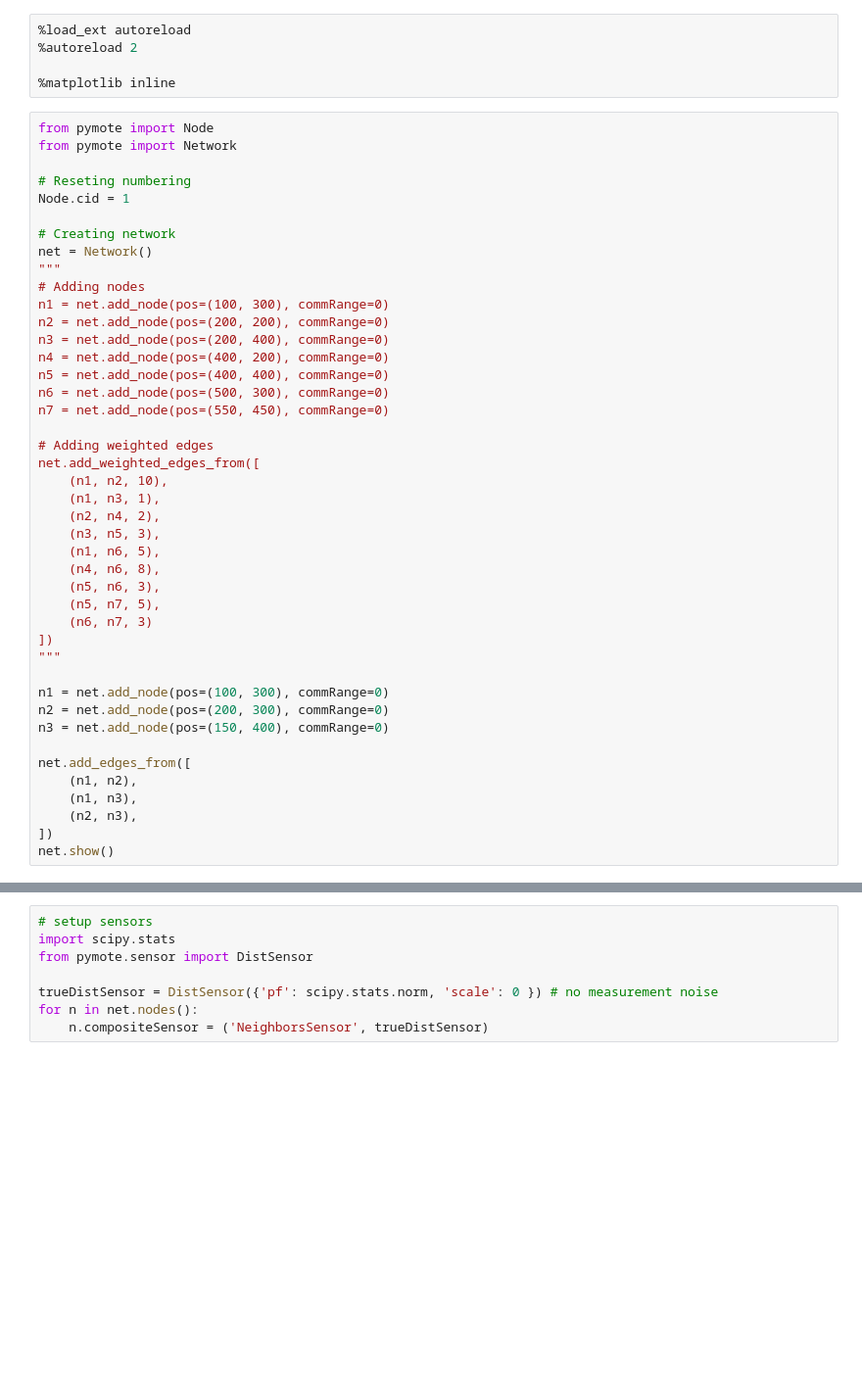
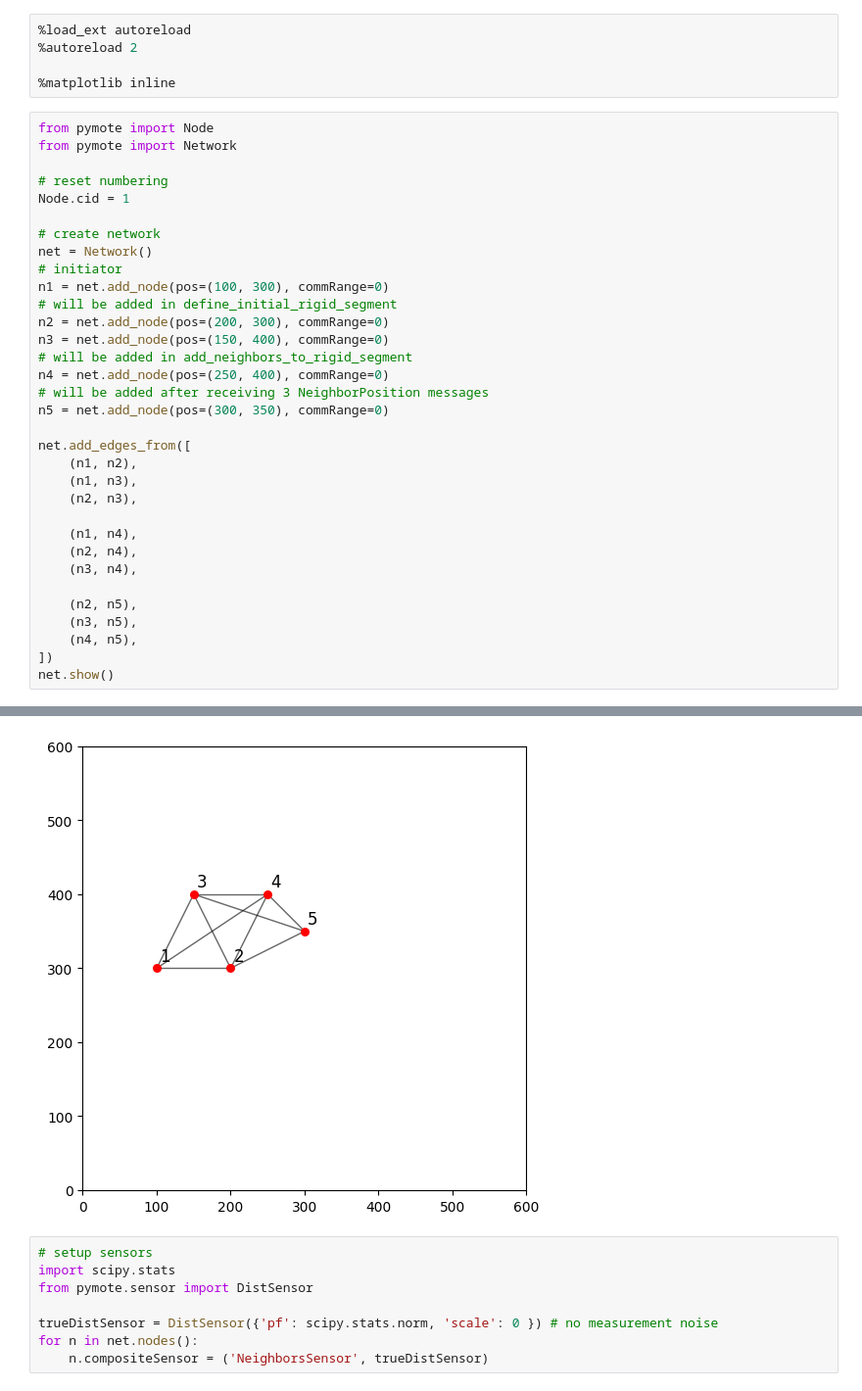
Before and after one commit to dbarac/wsn-iterative-localization, a Jupyter notebook: test-localization.ipynb, the cells around one changed output, grey strips where cells are left out. Shown at 98% size. Cells and saved outputs as stored; diff of their text form; blank space fills up the shorter version.

```diff
--- a/test-localization.ipynb
+++ b/test-localization.ipynb
@@ -3,46 +3,37 @@
 %autoreload 2
 
 %matplotlib inline
-# %%
-from pymote import Node
-from pymote import Network
-
-# Reseting numbering
-Node.cid = 1
-
-# Creating network
-net = Network()
-"""
-# Adding nodes
-n1 = net.add_node(pos=(100, 300), commRange=0)
-n2 = net.add_node(pos=(200, 200), commRange=0)
-n3 = net.add_node(pos=(200, 400), commRange=0)
-n4 = net.add_node(pos=(400, 200), commRange=0)
-n5 = net.add_node(pos=(400, 400), commRange=0)
-n6 = net.add_node(pos=(500, 300), commRange=0)
-n7 = net.add_node(pos=(550, 450), commRange=0)
-
-# Adding weighted edges
-net.add_weighted_edges_from([
-    (n1, n2, 10),
-    (n1, n3, 1),
-    (n2, n4, 2),
-    (n3, n5, 3),
-    (n1, n6, 5),
-    (n4, n6, 8),
-    (n5, n6, 3),
-    (n5, n7, 5),
-    (n6, n7, 3)
-])
-"""
-
-n1 = net.add_node(pos=(100, 300), commRange=0)
-n2 = net.add_node(pos=(200, 300), commRange=0)
-n3 = net.add_node(pos=(150, 400), commRange=0)
-
-net.add_edges_from([
-    (n1, n2),
-    (n1, n3),
-    (n2, n3),
-])
-net.show()
+# %%
+from pymote import Node
+from pymote import Network
+
+# reset numbering
+Node.cid = 1
+
+# create network
+net = Network()
+# initiator
+n1 = net.add_node(pos=(100, 300), commRange=0)
+# will be added in define_initial_rigid_segment
+n2 = net.add_node(pos=(200, 300), commRange=0)
+n3 = net.add_node(pos=(150, 400), commRange=0)
+# will be added in add_neighbors_to_rigid_segment
+n4 = net.add_node(pos=(250, 400), commRange=0)
+# will be added after receiving 3 NeighborPosition messages
+n5 = net.add_node(pos=(300, 350), commRange=0)
+
+net.add_edges_from([
+    (n1, n2),
+    (n1, n3),
+    (n2, n3),
+
+    (n1, n4),
+    (n2, n4),
+    (n3, n4),
+
+    (n2, n5),
+    (n3, n5),
+    (n4, n5),
+])
+net.show()
+# %% [output]
@@ -49,3 +41,4 @@ net.show()
+[figure, added]
 # %%
 # setup sensors
 import scipy.stats
```
Also changed, not shown: parts of 4 cells of this notebook.
